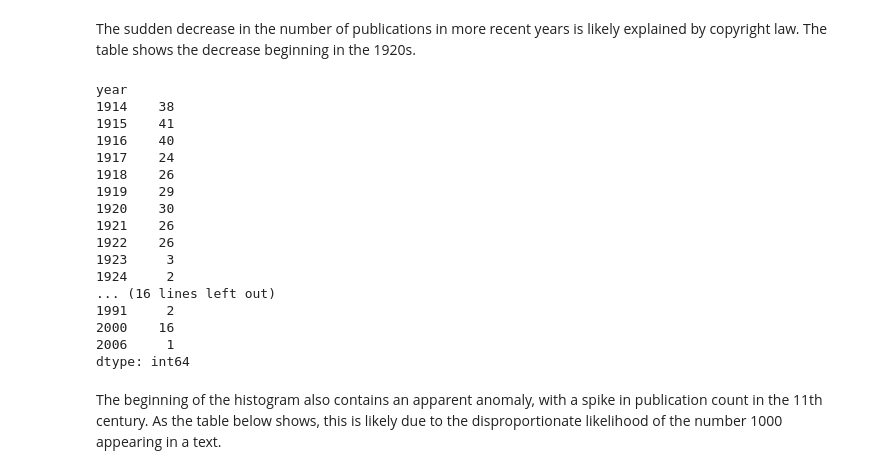
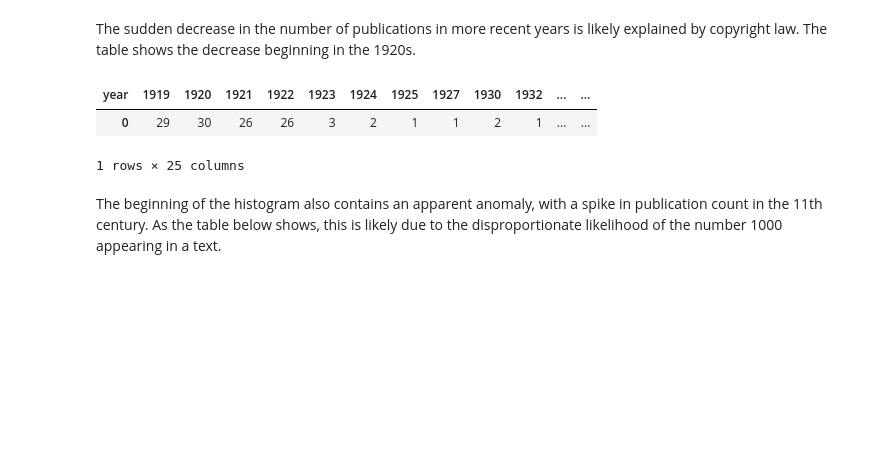
Before and after one commit to bencwallace/doc2date, a Jupyter notebook: doc2date.ipynb, the cells around one changed output. Saved outputs shown, nothing was run; the diff lists cells and outputs as text; code cells hidden in the pictures; blank space fills up the shorter version.

```diff
--- a/doc2date.ipynb
+++ b/doc2date.ipynb
@@ -75,25 +75,11 @@ The texts will need to be cleaned, but before we do that let's examine the year
 # %% [markdown]
 The sudden decrease in the number of publications in more recent years is likely explained by copyright law. The table shows the decrease beginning in the 1920s.
 # %%
-docs.groupby('year').size().tail(30)
+pd.DataFrame(docs.groupby('year').size().tail(25)).transpose()
 # %% [output]
+| year | 1919 | 1920 | 1921 | 1922 | 1923 | 1924 | 1925 | 1927 | 1930 | 1932 | ... | ... |
+| 0 | 29 | 30 | 26 | 26 | 3 | 2 | 1 | 1 | 2 | 1 | ... | ... |
-year
-1914    38
-1915    41
-1916    40
-1917    24
-1918    26
-1919    29
-1920    30
-1921    26
-1922    26
-1923     3
-1924     2
-... (16 lines left out)
-1991     2
-2000    16
-2006     1
-dtype: int64
+1 rows × 25 columns
 # %% [markdown]
 The beginning of the histogram also contains an apparent anomaly, with a spike in publication count in the 11th century. As the table below shows, this is likely due to the disproportionate likelihood of the number 1000 appearing in a text.
 # %%
```
Also changed, not shown: parts of 24 cells of this notebook.
